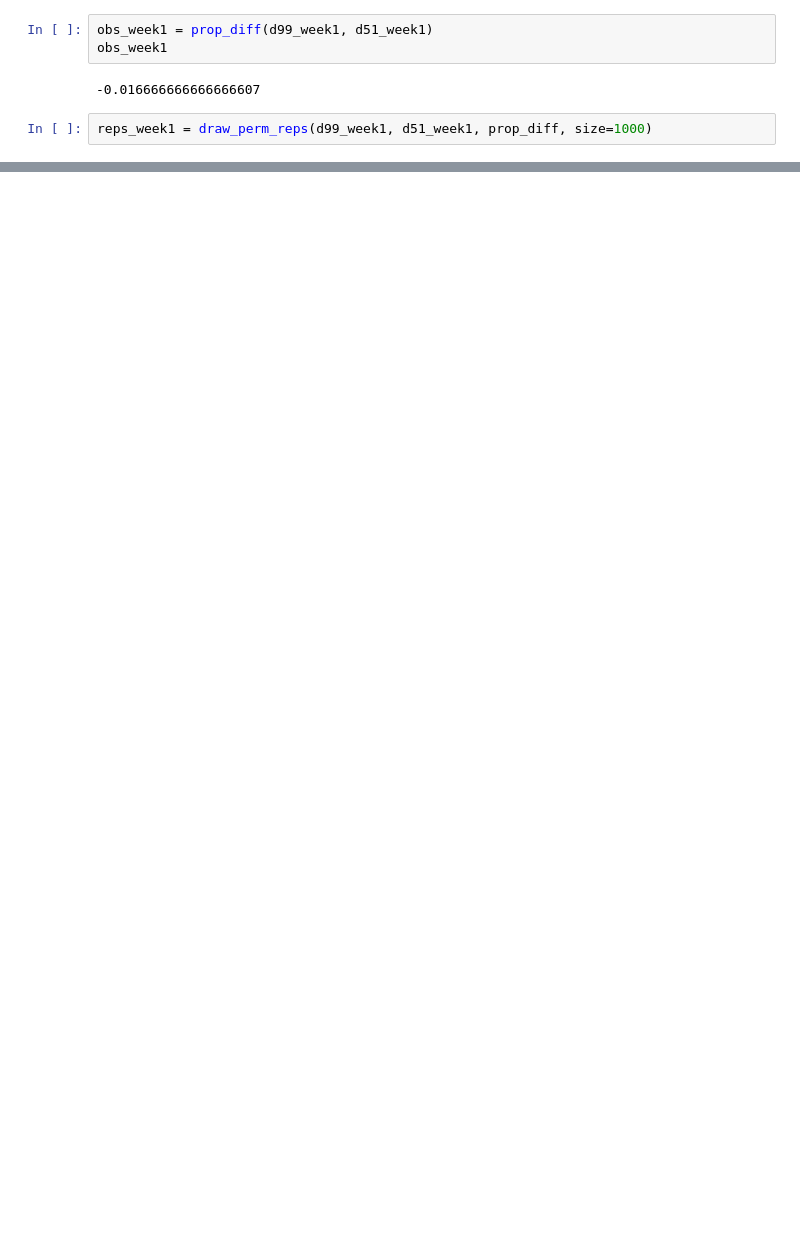
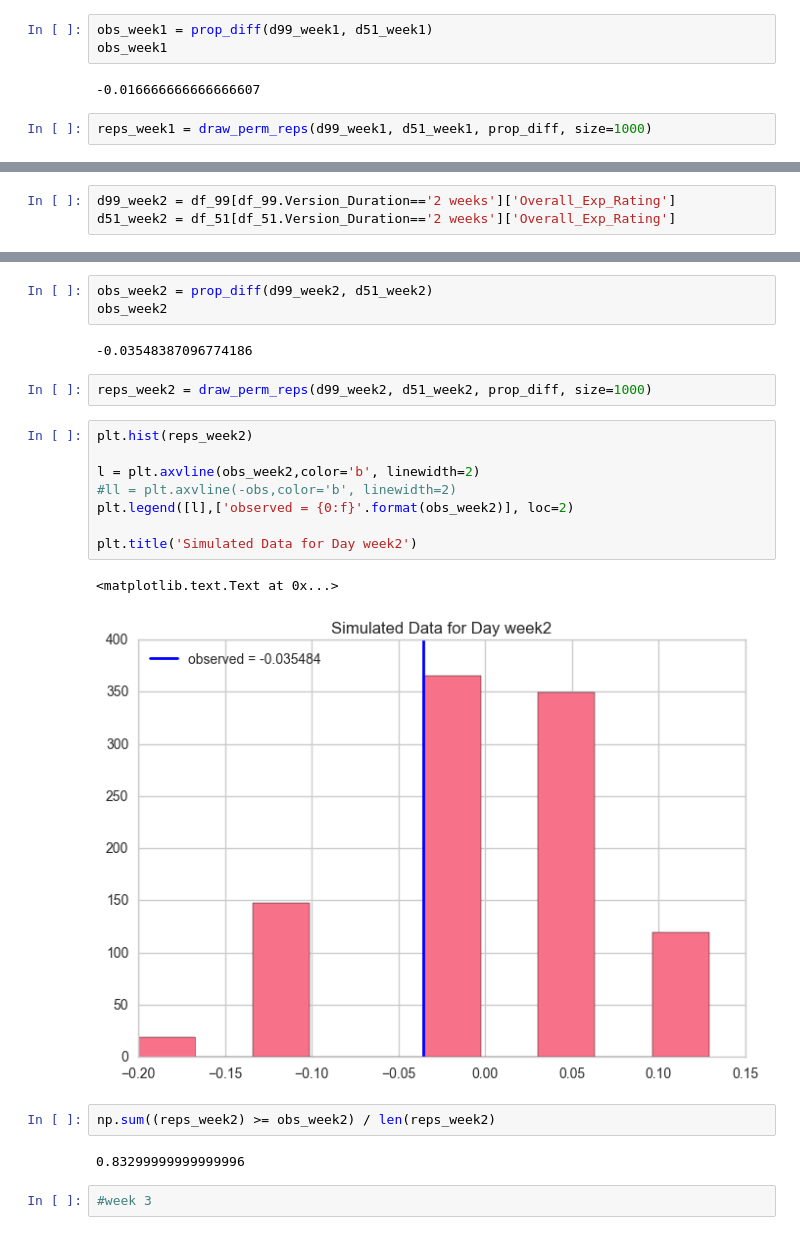
Before and after one commit to s-leung/NootropicProject, a Jupyter notebook: Comparing between Trials .ipynb, the cells around one changed output, grey strips where cells are left out. Drawn from its saved outputs; the diff is of its cells as text; blank space fills up the shorter version.

```diff
--- a/Comparing between Trials .ipynb
+++ b/Comparing between Trials .ipynb
@@ -303,0 +318,3 @@ np.sum(abs(reps_week1) >= obs_week1) / len(reps_week1)
+# %%
+d99_week2 = df_99[df_99.Version_Duration=='2 weeks']['Overall_Exp_Rating']
+d51_week2 = df_51[df_51.Version_Duration=='2 weeks']['Overall_Exp_Rating']
@@ -303,0 +331,24 @@ np.sum(abs(reps_week1) >= obs_week1) / len(reps_week1)
+# %%
+obs_week2 = prop_diff(d99_week2, d51_week2)
+obs_week2
+# %% [output]
+-0.03548387096774186
+# %%
+reps_week2 = draw_perm_reps(d99_week2, d51_week2, prop_diff, size=1000)
+# %%
+plt.hist(reps_week2)
+
+l = plt.axvline(obs_week2,color='b', linewidth=2)
+#ll = plt.axvline(-obs,color='b', linewidth=2)
+plt.legend([l],['observed = {0:f}'.format(obs_week2)], loc=2)
+
+plt.title('Simulated Data for Day week2')
+# %% [output]
+<matplotlib.text.Text at 0x...>
+[figure, added]
+# %%
+np.sum((reps_week2) >= obs_week2) / len(reps_week2)
+# %% [output]
+0.83299999999999996
+# %%
+#week 3
```
Also changed, not shown: parts of 38 cells of this notebook, 1 other file.
